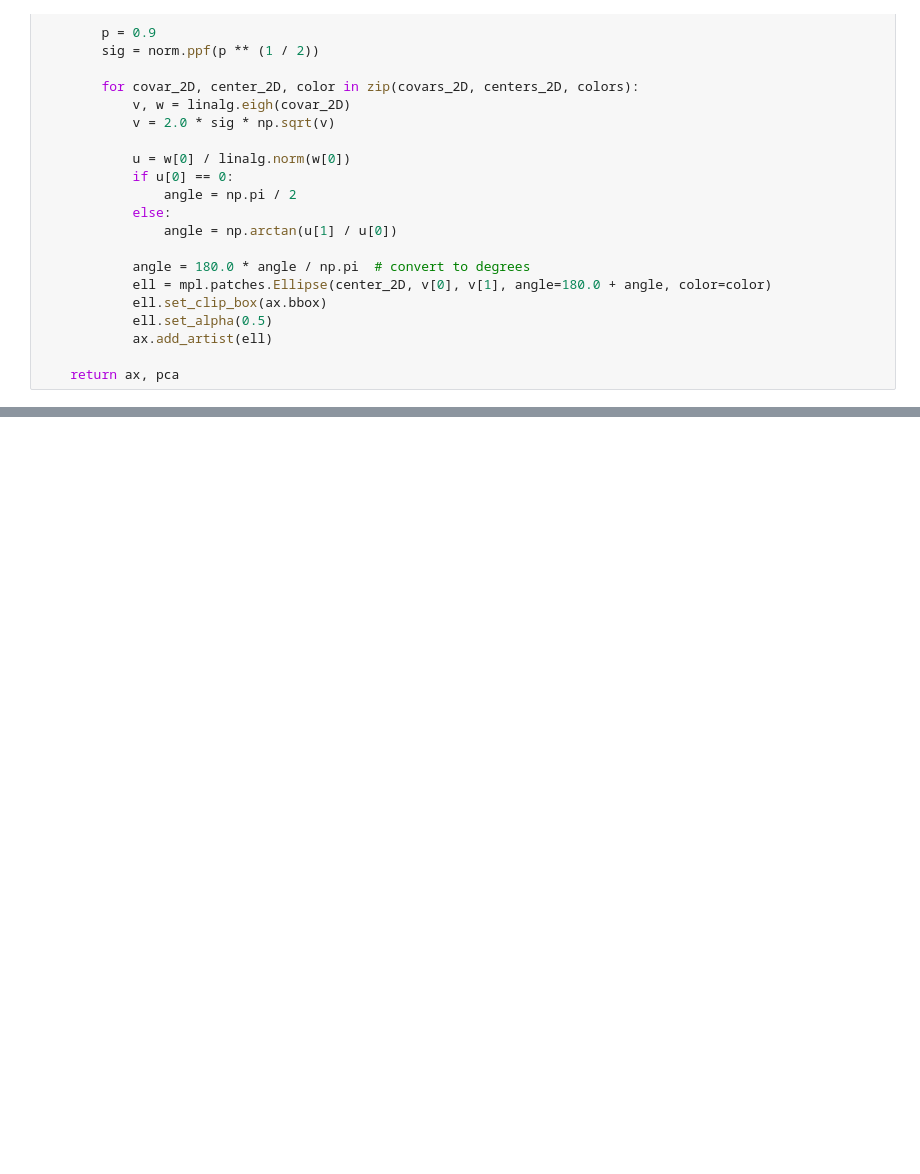
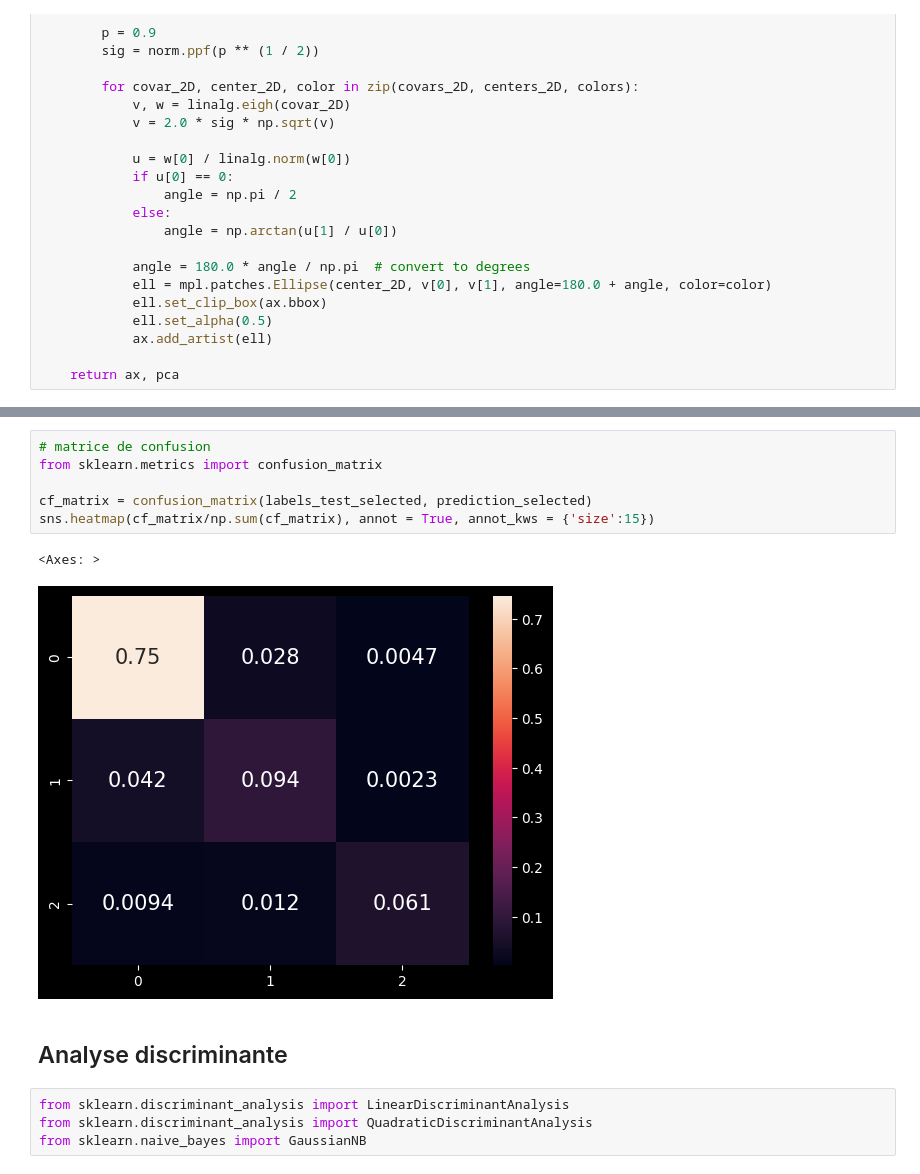
Before and after one commit to smanchajm/SY09-Fetal-Health-Prediction, a Jupyter notebook: supervised_prediction.ipynb, the cells around one changed output, grey strips where cells are left out. Drawn from its saved outputs; the diff is of its cells as text; blank space fills up the shorter version.

Commit message:
début d'analyse discriminante et knn

```diff
--- a/supervised_prediction.ipynb
+++ b/supervised_prediction.ipynb
@@ -622,0 +651,15 @@ def plot_clustering(data, clus1, clus2=None, ax=None, **kwargs):
+# %%
+# matrice de confusion
+from sklearn.metrics import confusion_matrix
+
+cf_matrix = confusion_matrix(labels_test_selected, prediction_selected)
+sns.heatmap(cf_matrix/np.sum(cf_matrix), annot = True, annot_kws = {'size':15})
+# %% [output]
+<Axes: >
+[figure, added]
+# %% [markdown]
+## Analyse discriminante
+# %%
+from sklearn.discriminant_analysis import LinearDiscriminantAnalysis
+from sklearn.discriminant_analysis import QuadraticDiscriminantAnalysis
+from sklearn.naive_bayes import GaussianNB
```
Also changed, not shown: parts of 5 cells of this notebook.
